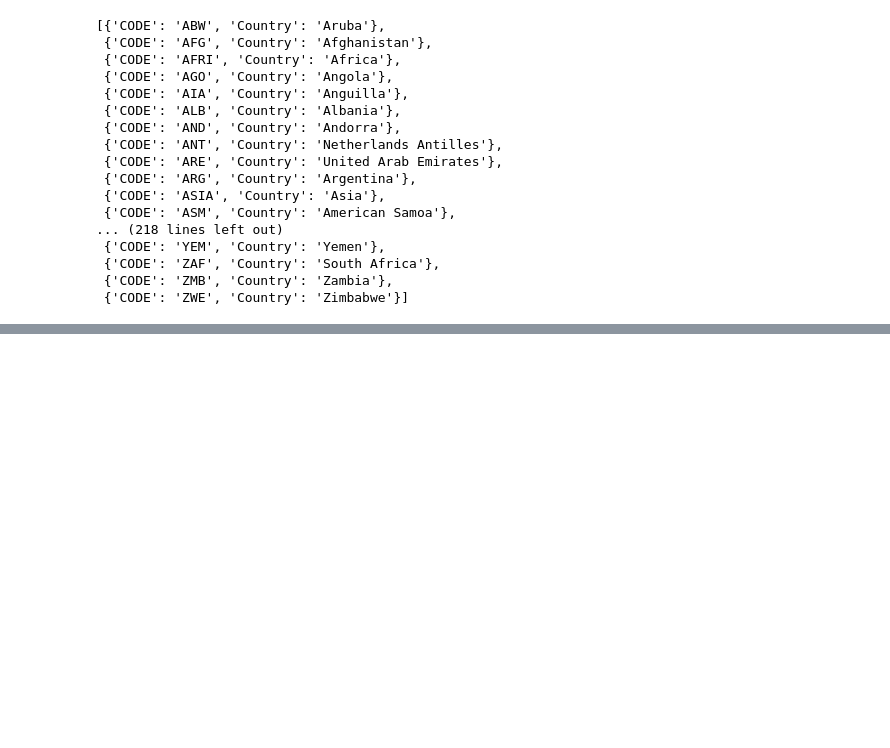
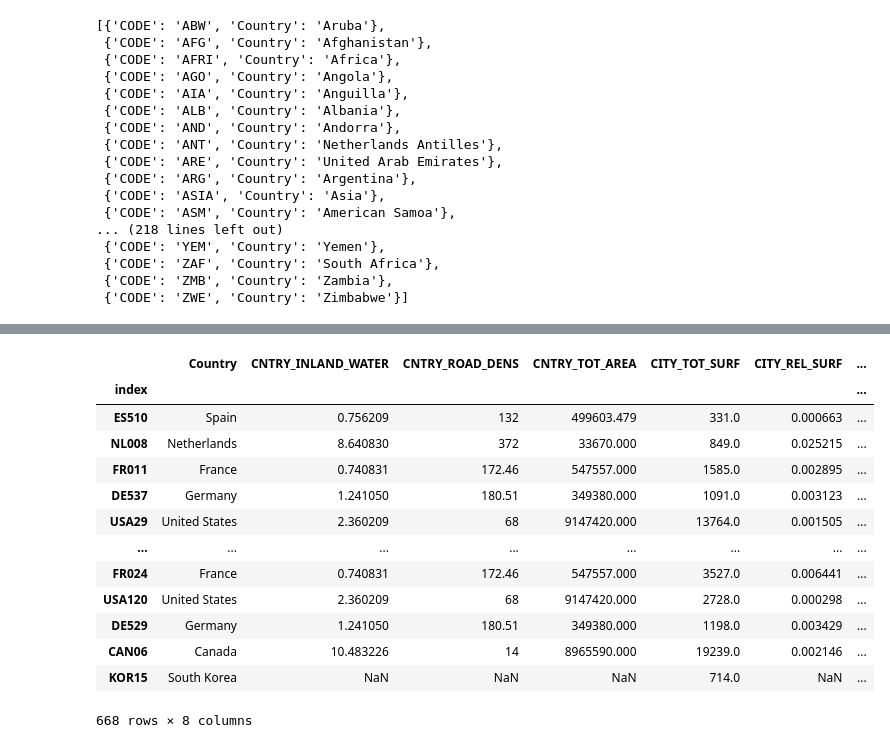
Before and after one commit to TbrBrbs97/mda_heatwaves-cameroon, a Jupyter notebook: DataPrep/QuickDataInspection+Cities2country.ipynb, the cells around one changed output, grey strips where cells are left out. Saved outputs shown, nothing was run; the diff lists cells and outputs as text; code cells hidden in the pictures; blank space fills up the shorter version.

```diff
--- a/DataPrep/QuickDataInspection+Cities2country.ipynb
+++ b/DataPrep/QuickDataInspection+Cities2country.ipynb
@@ -4,3 +5,5 @@ import pandas as pd
+# %%
+country_area = wb.data.DataFrame('AG.LND.TOTL.K2',time=2018,labels=True)
 # %%
 cities_population = pd.read_csv('Data\CITIES_POPULATION.csv',sep="|")
 cities_territory = pd.read_csv('Data\CITIES_TERRITORY.csv',sep="|")
@@ -154,0 +156,37 @@ df_country_city_ext
+# %%
+#Now we add relative territory of the city
+
+cities_surface = cities_territory[cities_territory['VAR']=='SURF']
+cities_surface = cities_surface[['METRO_ID','Value']]
+cities_surface.rename(columns = {'METRO_ID':'index'}, inplace = True)
+cities_surface
+
+country_area = country_area[['Country','AG.LND.TOTL.K2']]
+
+#merge both with the main dataframe
+merged_data = df_country_city_ext.reset_index().merge(country_area, how="left",on='Country').set_index('index')
+merged_data = merged_data.reset_index().merge(cities_surface, how="left",on='index').set_index('index')
+
+merged_data.rename(columns = {'AG.LND.TOTL.K2':'CNTRY_TOT_AREA','Value':'CITY_TOT_SURF'}, inplace = True)
+merged_data
+
+merged_data['CITY_REL_SURF'] = (merged_data['CITY_TOT_SURF'] / merged_data['CNTRY_TOT_AREA'])
+
+merged_data['CITY_REL_ROADS'] = (merged_data['CNTRY_ROAD_DENS'].astype(float) * merged_data['CITY_REL_SURF'])
+merged_data['CITY_REL_WATER'] = (merged_data['CNTRY_INLAND_WATER'] * merged_data['CITY_REL_SURF'])
+merged_data
+# %% [output]
+|  | Country | CNTRY_INLAND_WATER | CNTRY_ROAD_DENS | CNTRY_TOT_AREA | CITY_TOT_SURF | CITY_REL_SURF | ... |
+| index |  |  |  |  |  |  | ... |
+| ES510 | Spain | 0.756209 | 132 | 499603.479 | 331.0 | 0.000663 | ... |
+| NL008 | Netherlands | 8.640830 | 372 | 33670.000 | 849.0 | 0.025215 | ... |
+| FR011 | France | 0.740831 | 172.46 | 547557.000 | 1585.0 | 0.002895 | ... |
+| DE537 | Germany | 1.241050 | 180.51 | 349380.000 | 1091.0 | 0.003123 | ... |
+| USA29 | United States | 2.360209 | 68 | 9147420.000 | 13764.0 | 0.001505 | ... |
+| ... | ... | ... | ... | ... | ... | ... | ... |
+| FR024 | France | 0.740831 | 172.46 | 547557.000 | 3527.0 | 0.006441 | ... |
+| USA120 | United States | 2.360209 | 68 | 9147420.000 | 2728.0 | 0.000298 | ... |
+| DE529 | Germany | 1.241050 | 180.51 | 349380.000 | 1198.0 | 0.003429 | ... |
+| CAN06 | Canada | 10.483226 | 14 | 8965590.000 | 19239.0 | 0.002146 | ... |
+| KOR15 | South Korea | NaN | NaN | NaN | 714.0 | NaN | ... |
+668 rows × 8 columns
```
Also changed, not shown: parts of 5 cells of this notebook.
